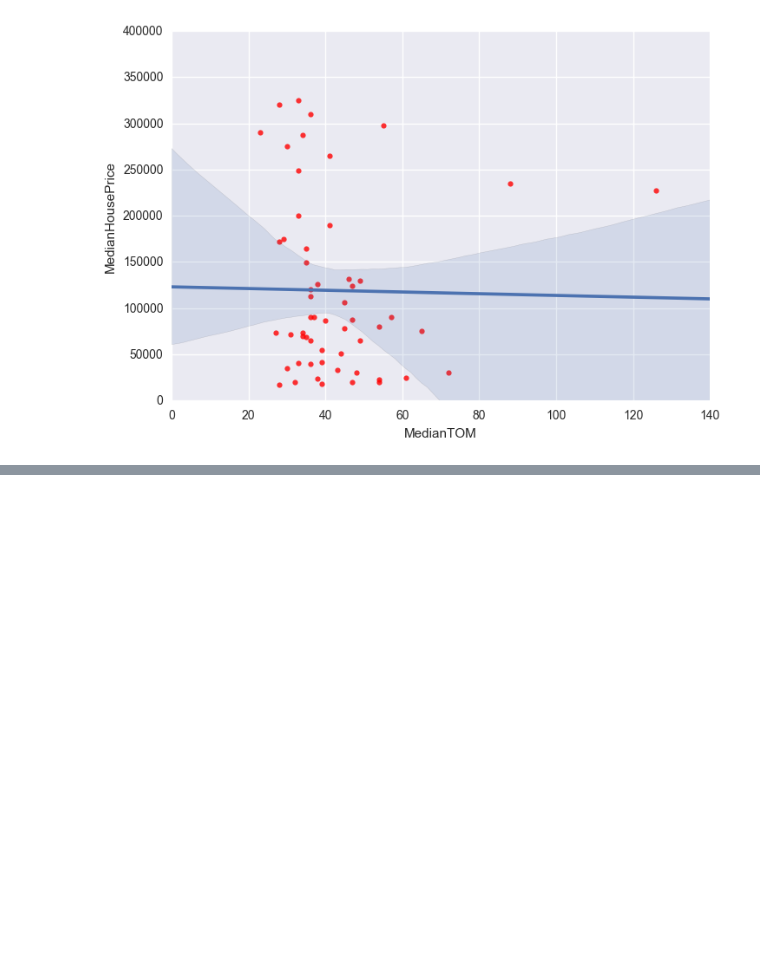
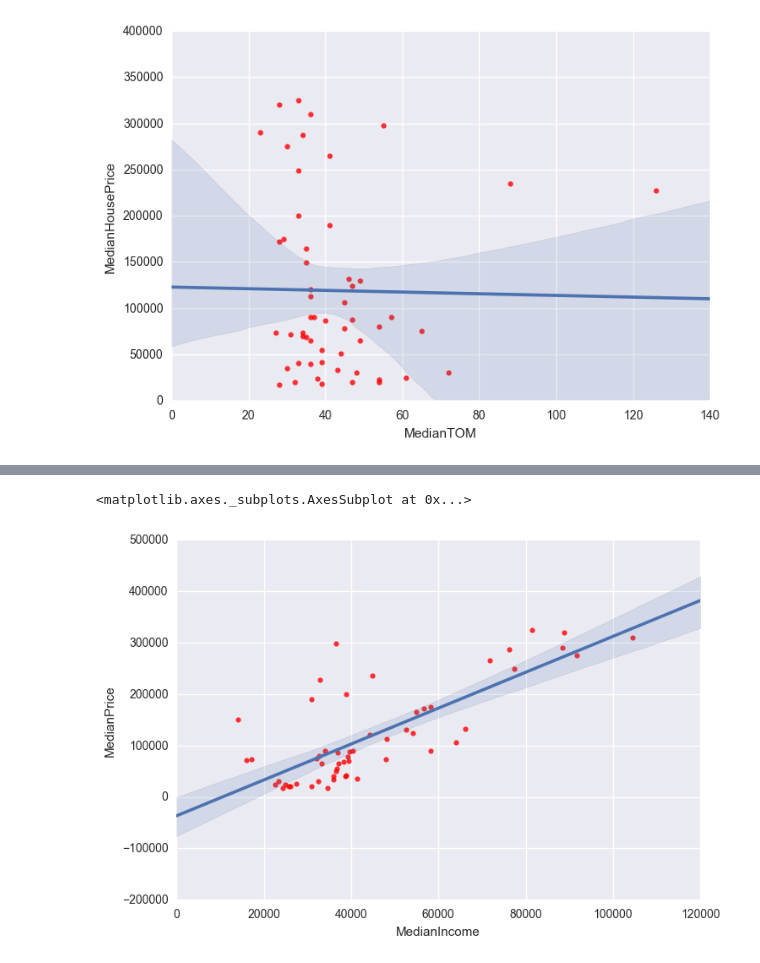
Before and after one commit to sharang17/Wrangles, a Jupyter notebook: Baltimore Notebook/Neighbourhood Rankings.ipynb, the cells around one changed output, grey strips where cells are left out. Drawn from its saved outputs; the diff is of its cells as text; code cells hidden in the pictures; blank space fills up the shorter version.

```diff
--- a/Baltimore Notebook/Neighbourhood Rankings.ipynb
+++ b/Baltimore Notebook/Neighbourhood Rankings.ipynb
@@ -120,0 +140,5 @@ plt.ylim(ymin=0);
+# %%
+sns.regplot(income_price.MedianIncome,income_price.MedianPrice,order=1,scatter_kws={'color':'r'})
+# %% [output]
+<matplotlib.axes._subplots.AxesSubplot at 0x...>
+[figure, added]
```
Also changed, not shown: parts of 8 cells of this notebook, 3 other files.
